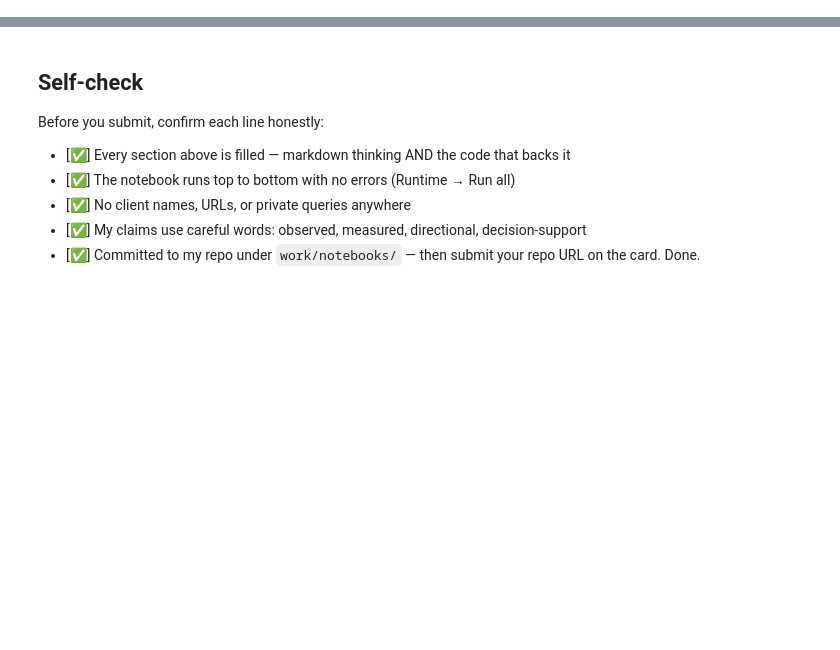
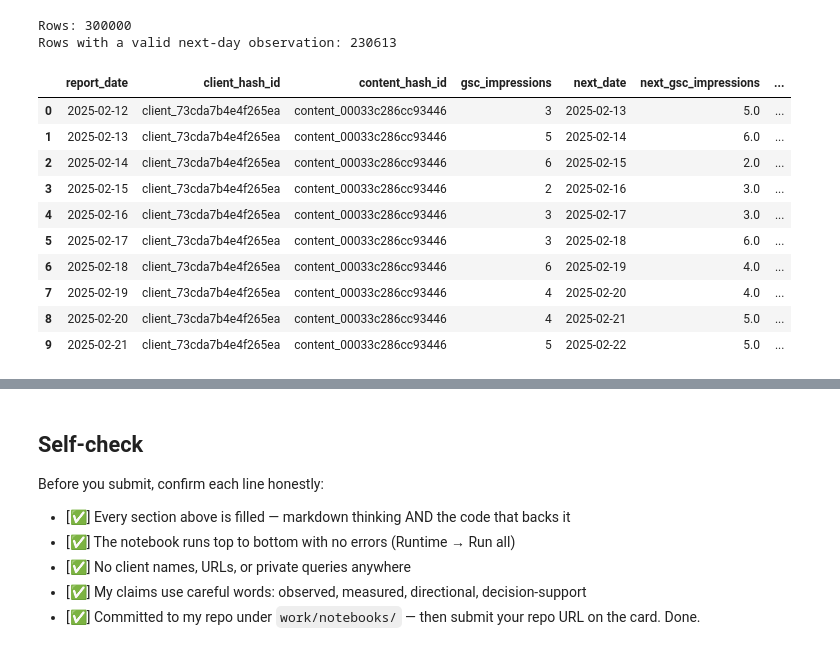
Before and after one commit to jenilrupareliya5150-bit/FlyRankAi-ml-Track, a Jupyter notebook: work/notebooks/w05_model.ipynb, the cells around one changed output, grey strips where cells are left out. Drawn from its saved outputs; the diff is of its cells as text; code cells hidden in the pictures; blank space fills up the shorter version.

```diff
--- a/work/notebooks/w05_model.ipynb
+++ b/work/notebooks/w05_model.ipynb
@@ -500,0 +207,68 @@ Most influential features:
+# %%
+# Make a working copy
+model_df = real_df.copy()
+
+# Make sure dates are proper datetime values
+model_df["report_date"] = pd.to_datetime(model_df["report_date"])
+
+# Sort chronologically within each content item
+model_df = model_df.sort_values(
+    ["client_hash_id", "content_hash_id", "report_date"]
+).reset_index(drop=True)
+
+# Get the following day's GSC impressions for each content item
+model_df["next_date"] = (
+    model_df.groupby(
+        ["client_hash_id", "content_hash_id"]
+    )["report_date"]
+    .shift(-1)
+)
+
+model_df["next_gsc_impressions"] = (
+    model_df.groupby(
+        ["client_hash_id", "content_hash_id"]
+    )["gsc_impressions"]
+    .shift(-1)
+)
+
+# Keep the target only when the next observation is actually the next day
+is_next_day = (
+    model_df["next_date"]
+    == model_df["report_date"] + pd.Timedelta(days=1)
+)
+
+model_df["next_day_observed"] = is_next_day
+
+print("Rows:", len(model_df))
+print(
+    "Rows with a valid next-day observation:",
+    model_df["next_day_observed"].sum()
+)
+
+display(
+    model_df[
+        [
+            "report_date",
+            "client_hash_id",
+            "content_hash_id",
+            "gsc_impressions",
+            "next_date",
+            "next_gsc_impressions",
+            "next_day_observed"
+        ]
+    ].head(10)
+)
+# %% [output]
+Rows: 300000
+Rows with a valid next-day observation: 230613
+|  | report_date | client_hash_id | content_hash_id | gsc_impressions | next_date | next_gsc_impressions | ... |
+| 0 | 2025-02-12 | client_73cda7b4e4f265ea | content_00033c286cc93446 | 3 | 2025-02-13 | 5.0 | ... |
+| 1 | 2025-02-13 | client_73cda7b4e4f265ea | content_00033c286cc93446 | 5 | 2025-02-14 | 6.0 | ... |
+| 2 | 2025-02-14 | client_73cda7b4e4f265ea | content_00033c286cc93446 | 6 | 2025-02-15 | 2.0 | ... |
+| 3 | 2025-02-15 | client_73cda7b4e4f265ea | content_00033c286cc93446 | 2 | 2025-02-16 | 3.0 | ... |
+| 4 | 2025-02-16 | client_73cda7b4e4f265ea | content_00033c286cc93446 | 3 | 2025-02-17 | 3.0 | ... |
+| 5 | 2025-02-17 | client_73cda7b4e4f265ea | content_00033c286cc93446 | 3 | 2025-02-18 | 6.0 | ... |
+| 6 | 2025-02-18 | client_73cda7b4e4f265ea | content_00033c286cc93446 | 6 | 2025-02-19 | 4.0 | ... |
+| 7 | 2025-02-19 | client_73cda7b4e4f265ea | content_00033c286cc93446 | 4 | 2025-02-20 | 4.0 | ... |
+| 8 | 2025-02-20 | client_73cda7b4e4f265ea | content_00033c286cc93446 | 4 | 2025-02-21 | 5.0 | ... |
+| 9 | 2025-02-21 | client_73cda7b4e4f265ea | content_00033c286cc93446 | 5 | 2025-02-22 | 5.0 | ... |
```
Also changed, not shown: parts of 55 cells of this notebook.
